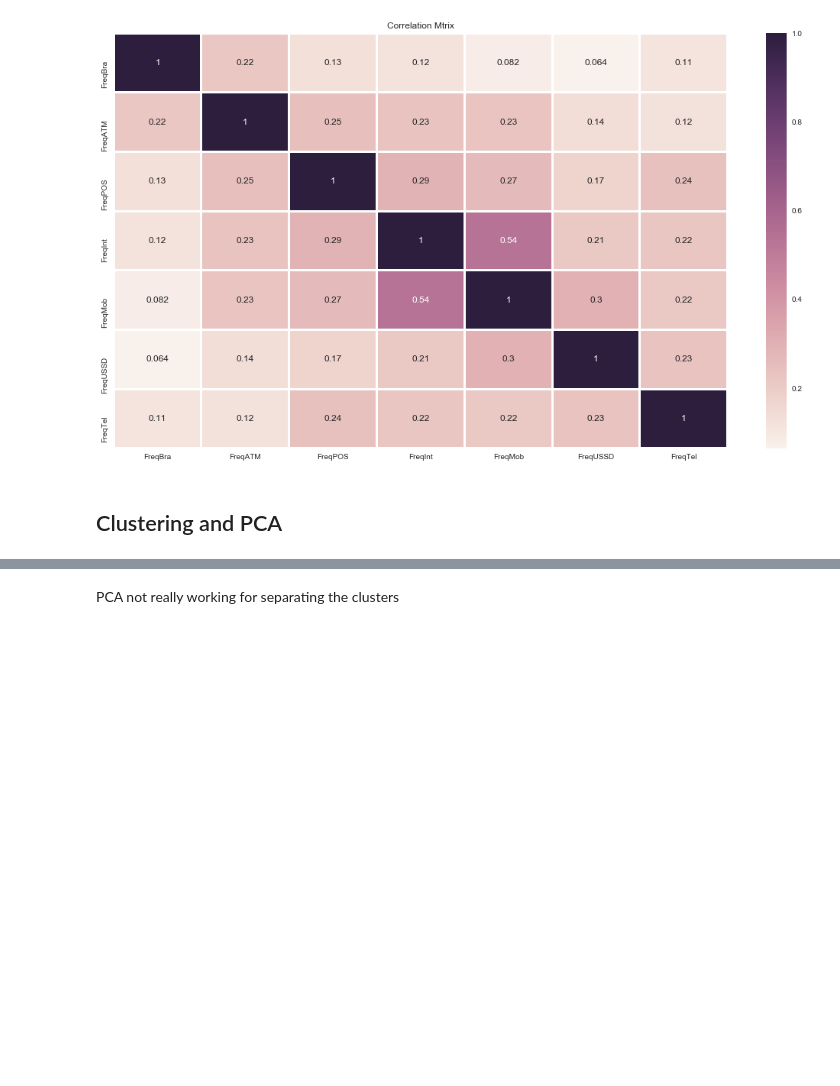
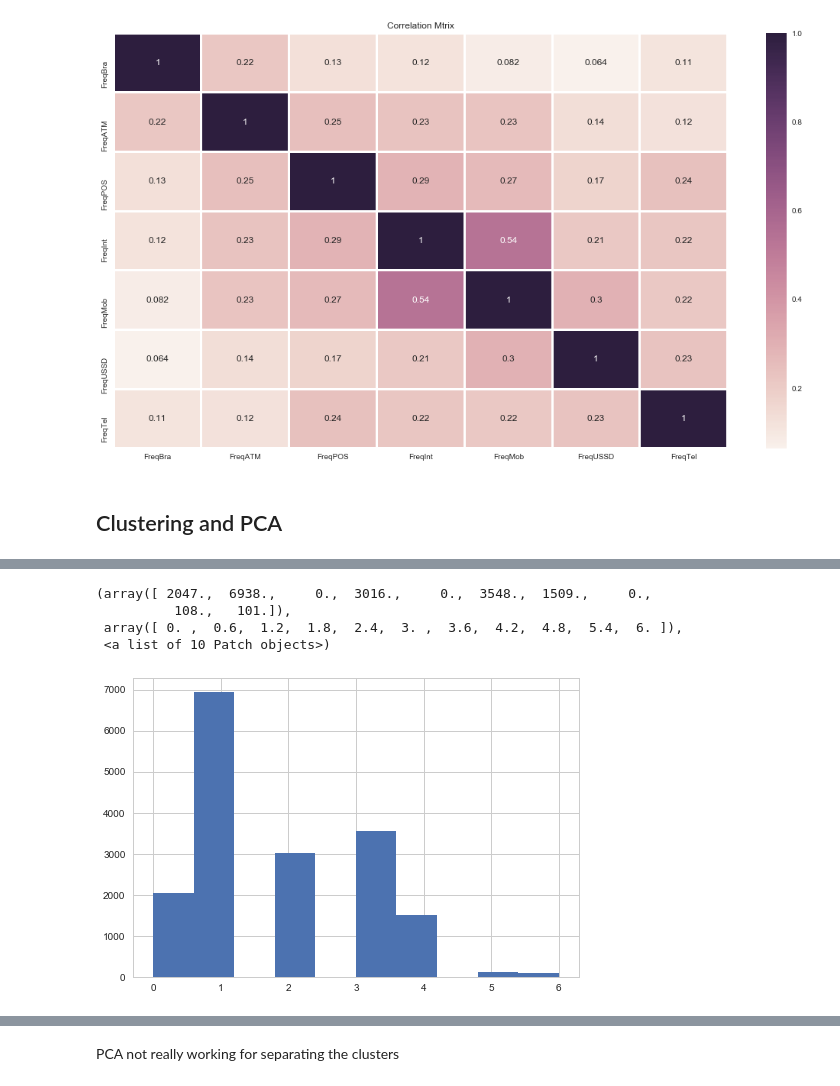
Before and after one commit to Mogbo/Customer-Clustering-Segmentation-Challenge, a Jupyter notebook: Exploration.ipynb, the cells around one changed output, grey strips where cells are left out. Cells and saved outputs as stored; diff of their text form; code cells hidden in the pictures; blank space fills up the shorter version.

```diff
--- a/Exploration.ipynb
+++ b/Exploration.ipynb
@@ -459,0 +431,15 @@ array([ 0.22836663,  0.12791783,  0.09833147,  0.05761267,  0.05566123,
+# %%
+from sklearn.cluster import KMeans
+
+kmeans = KMeans(n_clusters=7, random_state=0).fit(selected_data_std_pca)
+
+import seaborn as sns
+import matplotlib.pyplot as plt
+
+plt.hist(kmeans.labels_)
+# %% [output]
+(array([ 2047.,  6938.,     0.,  3016.,     0.,  3548.,  1509.,     0.,
+          108.,   101.]),
+ array([ 0. ,  0.6,  1.2,  1.8,  2.4,  3. ,  3.6,  4.2,  4.8,  5.4,  6. ]),
+ <a list of 10 Patch objects>)
+[figure, added]
```
Also changed, not shown: parts of 15 cells of this notebook.
